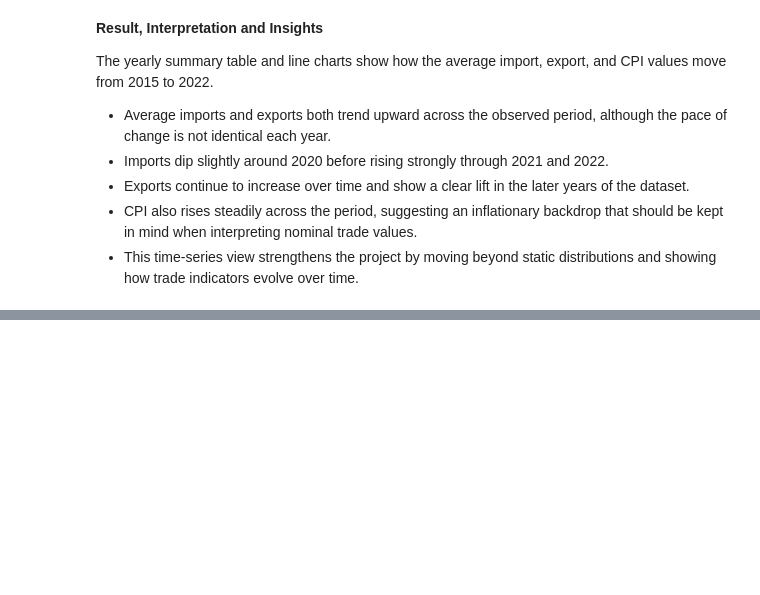
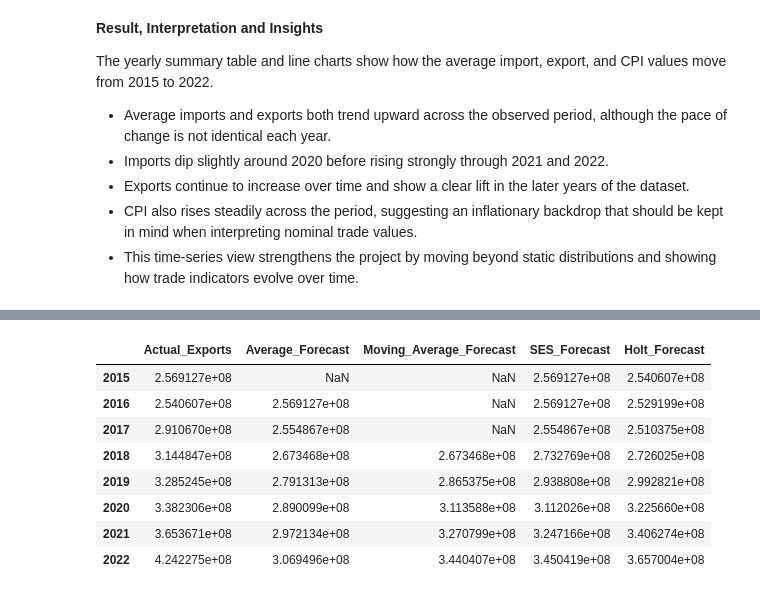
Before and after one commit to kagnaem/NZ-International-Trade, a Jupyter notebook: NZ IntTrade_Analysis.ipynb, the cells around one changed output, grey strips where cells are left out. Drawn from its saved outputs; the diff is of its cells as text; code cells hidden in the pictures; blank space fills up the shorter version.

```diff
--- a/NZ IntTrade_Analysis.ipynb
+++ b/NZ IntTrade_Analysis.ipynb
@@ -404,0 +416,55 @@ The yearly summary table and line charts show how the average import, export, an
+# %%
+from statsmodels.tsa.holtwinters import SimpleExpSmoothing, Holt
+
+# Build the yearly average exports series used for forecasting.
+exports_ts = (df
+    .groupby('Year')['Annual_Exports']
+    .mean()
+    .sort_index()
+)
+exports_ts.index = pd.period_range(start=str(exports_ts.index.min()), periods=len(exports_ts), freq='Y')
+
+forecast_df = exports_ts.to_frame(name='Actual_Exports')
+
+# 1. Average forecast: expanding mean of all previous observations.
+forecast_df['Average_Forecast'] = exports_ts.expanding().mean().shift(1)
+
+# 2. Moving average forecast: 3-year moving average.
+forecast_df['Moving_Average_Forecast'] = exports_ts.rolling(window=3).mean().shift(1)
+
+# 3. Simple exponential smoothing with alpha = 0.5 to mirror the workbook reference.
+ses_model = SimpleExpSmoothing(exports_ts, initialization_method='estimated').fit(
+    smoothing_level=0.5,
+    optimized=False
+)
+forecast_df['SES_Forecast'] = ses_model.fittedvalues
+
+# 4. Holt trend smoothing for a trend-aware forecast comparison.
+holt_model = Holt(exports_ts, initialization_method='estimated').fit(
+    smoothing_level=0.5,
+    smoothing_trend=0.2,
+    optimized=False
+)
+forecast_df['Holt_Forecast'] = holt_model.fittedvalues
+
+# Create one-step-ahead forecast for the next year.
+next_year = exports_ts.index.max().year + 1
+next_forecasts = pd.DataFrame({
+    'Forecast_Year': [next_year],
+    'Average_Forecast': [exports_ts.mean()],
+    'Moving_Average_Forecast': [exports_ts.tail(3).mean()],
+    'SES_Forecast': [float(ses_model.forecast(1).iloc[0])],
+    'Holt_Forecast': [float(holt_model.forecast(1).iloc[0])]
+})
+
+forecast_df
+# %% [output]
+|  | Actual_Exports | Average_Forecast | Moving_Average_Forecast | SES_Forecast | Holt_Forecast |
+| 2015 | 2.569127e+08 | NaN | NaN | 2.569127e+08 | 2.540607e+08 |
+| 2016 | 2.540607e+08 | 2.569127e+08 | NaN | 2.569127e+08 | 2.529199e+08 |
+| 2017 | 2.910670e+08 | 2.554867e+08 | NaN | 2.554867e+08 | 2.510375e+08 |
+| 2018 | 3.144847e+08 | 2.673468e+08 | 2.673468e+08 | 2.732769e+08 | 2.726025e+08 |
+| 2019 | 3.285245e+08 | 2.791313e+08 | 2.865375e+08 | 2.938808e+08 | 2.992821e+08 |
+| 2020 | 3.382306e+08 | 2.890099e+08 | 3.113588e+08 | 3.112026e+08 | 3.225660e+08 |
+| 2021 | 3.653671e+08 | 2.972134e+08 | 3.270799e+08 | 3.247166e+08 | 3.406274e+08 |
+| 2022 | 4.242275e+08 | 3.069496e+08 | 3.440407e+08 | 3.450419e+08 | 3.657004e+08 |
```
Also changed, not shown: parts of 6 cells of this notebook, 1 other file.
